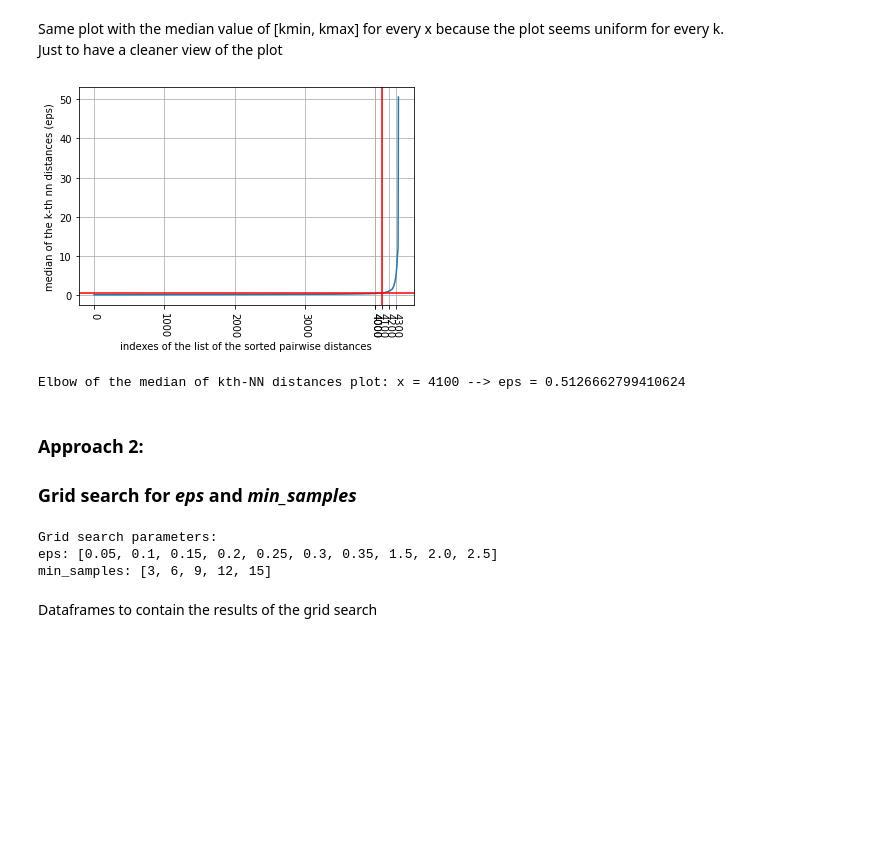
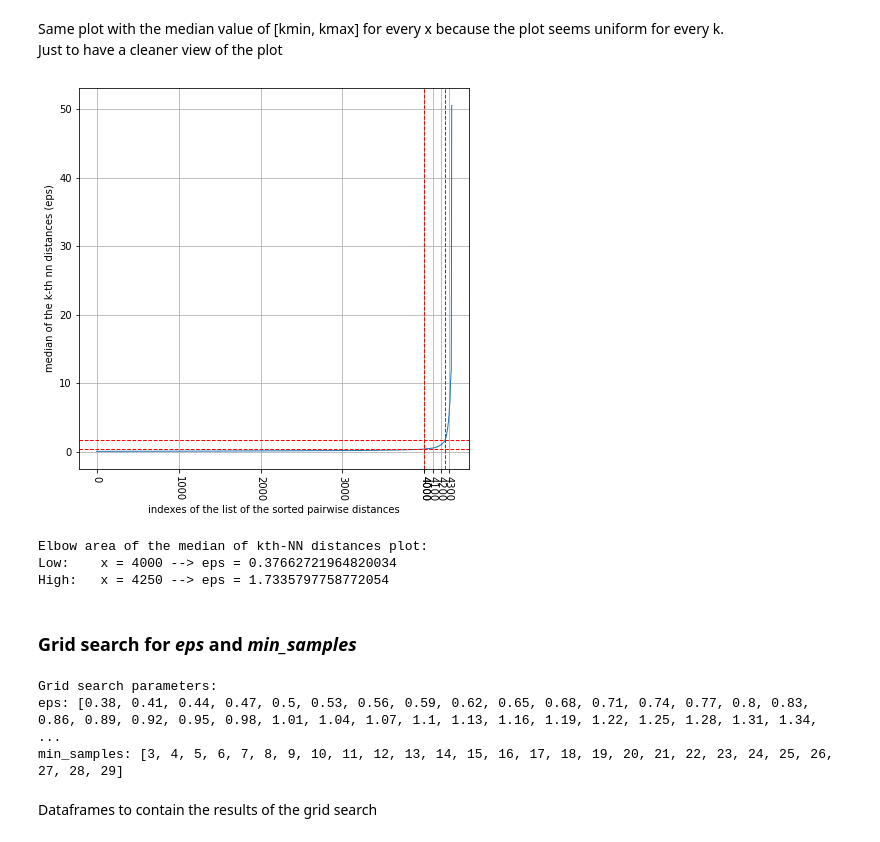
Before and after one commit to AlexPasqua/DM-project, a Jupyter notebook: DBSCAN.ipynb, the cells around one changed output. Cells and saved outputs as stored; diff of their text form; code cells hidden in the pictures; blank space fills up the shorter version.

Commit message:
Kinda finished DBSCAN, problems in final plot

```diff
--- a/DBSCAN.ipynb
+++ b/DBSCAN.ipynb
@@ -113,31 +111,39 @@ Same plot with the median value of [kmin, kmax] for every x because the plot see
 Just to have a cleaner view of the plot
 # %%
 kmedian = list()
-for i in tqdm(range(len(kth_distances[kmin])), total=len(kth_distances[kmin])):
+for i in tqdm(range(len(kth_distances[kmin])), total=len(kth_distances[kmin]), desc='Computing the median of the functions'):
     aux = list()
-    for k in kth_distances.keys(): aux.append(sorted(kth_distances[k])[i])
+    for k in kth_distances.keys():
+        aux.append(sorted(kth_distances[k])[i])
     kmedian.append(np.median(aux))
 # %%
-plt.plot(range(0,len(kth_distances[kmin])), kmedian) #kmedian already sorted
+figure(figsize=(7,7))
+plt.plot(range(0,len(kth_distances[kmin])), kmedian, linewidth=1) #kmedian already sorted
 plt.ylabel('median of the k-th nn distances (eps)')
 plt.xlabel('indexes of the list of the sorted pairwise distances')
 
 xticks = []
 for i in range(0, 4001, 1000): xticks.append(i)
 for i in range(4000, len(kth_distances[kmin]), 100): xticks.append(i)
 plt.xticks(xticks, rotation=-90)
 plt.tick_params(axis='both', which='major')
 plt.grid()
-elb = 4100
-plt.axvline(x=elb, color='red', linestyle='-')
-plt.axhline(y=sorted(kmedian)[elb], color='red', linestyle='-')
+low_elb = 4000
+high_elb = 4250
+plt.axvline(x=low_elb, color='red', linestyle='--', linewidth=1)
+plt.axhline(y=sorted(kmedian)[low_elb], color='red', linestyle='--', linewidth=1)
+plt.axvline(x=high_elb, color='red', linestyle='--', linewidth=1)
+plt.axhline(y=sorted(kmedian)[high_elb], color='red', linestyle='--', linewidth=1)
 plt.show()
-print(f"Elbow of the median of kth-NN distances plot: x = {elb} --> eps = {sorted(kmedian)[elb]}")
+print("Elbow area of the median of kth-NN distances plot:")
+print(f"Low:\tx = {low_elb} --> eps = {kmedian[low_elb]}")  # kmedian is already sorted
+print(f"High:\tx = {high_elb} --> eps = {kmedian[high_elb]}")  # kmedian is already sorted
 # %% [output]
-[figure, old version]
+[figure, new version]
-Elbow of the median of kth-NN distances plot: x = 4100 --> eps = 0.5126662799410624
+Elbow area of the median of kth-NN distances plot:
+Low:    x = 4000 --> eps = 0.37662721964820034
+High:   x = 4250 --> eps = 1.7335797758772054
 # %% [markdown]
-### Approach 2:
 ### Grid search for _eps_ and <i>min_samples</i>
 # %%
 from sklearn.neighbors import NearestNeighbors
@@ -168,18 +174,16 @@ def get_metrics(eps, ms, dataset, iter_):
     return noise_mean_distance, number_of_clusters
 # %%
 # Lists for the params to test in the grid search
-gs_eps_list = []
-for eps in np.arange(0.05, 0.40, 0.05): gs_eps_list.append(round(eps, 2))
-for eps in np.arange(1.5, 3., 0.5): gs_eps_list.append(round(eps, 2))
-gs_ms_list = range(3, 16, 3)
+gs_eps_list = [round(eps, 2) for eps in np.arange(kmedian[low_elb], kmedian[high_elb], 0.03)]
+gs_ms_list = range(kmin, kmax, 1)
 
 print("Grid search parameters:")
 print("eps:", gs_eps_list)
 print("min_samples:", list(gs_ms_list))
 # %% [output]
 Grid search parameters:
-eps: [0.05, 0.1, 0.15, 0.2, 0.25, 0.3, 0.35, 1.5, 2.0, 2.5]
-min_samples: [3, 6, 9, 12, 15]
+eps: [0.38, 0.41, 0.44, 0.47, 0.5, 0.53, 0.56, 0.59, 0.62, 0.65, 0.68, 0.71, 0.74, 0.77, 0.8, 0.83, 0.86, 0.89, 0.92, 0.95, 0.98, 1.01, 1.04, 1.07, 1.1, 1.13, 1.16, 1.19, 1.22, 1.25, 1.28, 1.31, 1.34, ...
+min_samples: [3, 4, 5, 6, 7, 8, 9, 10, 11, 12, 13, 14, 15, 16, 17, 18, 19, 20, 21, 22, 23, 24, 25, 26, 27, 28, 29]
 # %% [markdown]
 Dataframes to contain the results of the grid search
 # %%
```
Also changed, not shown: parts of 10 cells of this notebook.
